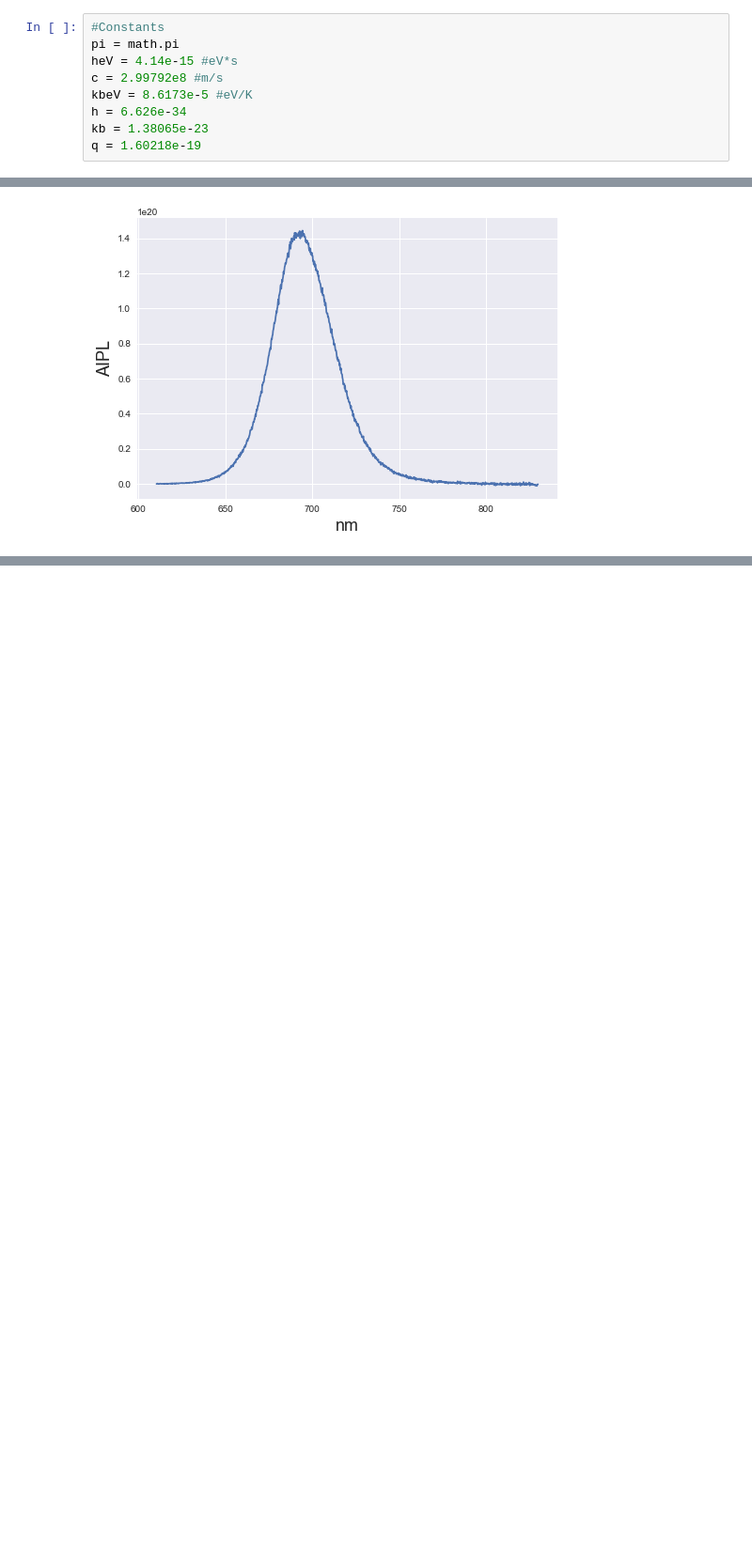
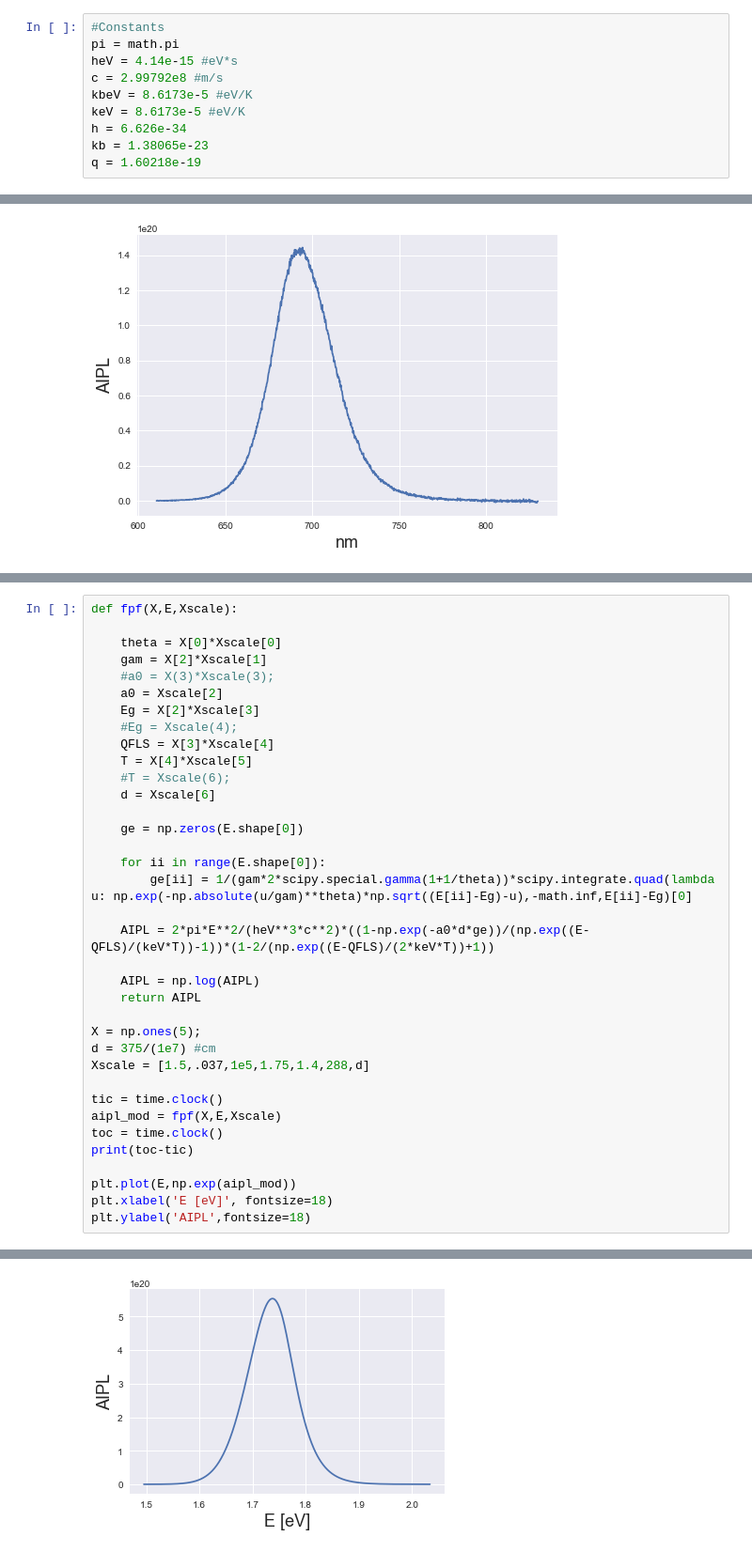
Before and after one commit to rstoddard24/PVtools, a Jupyter notebook: PVtools/PL/PVtools_dev.ipynb, the cells around one changed output, grey strips where cells are left out. Shown: that part at 94% size. Saved outputs shown, nothing was run; the diff lists cells and outputs as text; blank space fills up the shorter version.

```diff
--- a/PVtools/PL/PVtools_dev.ipynb
+++ b/PVtools/PL/PVtools_dev.ipynb
@@ -12,6 +14,7 @@ pi = math.pi
 heV = 4.14e-15 #eV*s
 c = 2.99792e8 #m/s
 kbeV = 8.6173e-5 #eV/K
+keV = 8.6173e-5 #eV/K
 h = 6.626e-34
 kb = 1.38065e-23
 q = 1.60218e-19
@@ -239,0 +330,37 @@ array([ 0.87429466,  0.87644725,  0.87752594,  0.87666765,  0.87229858,
+# %%
+def fpf(X,E,Xscale):
+
+    theta = X[0]*Xscale[0]
+    gam = X[2]*Xscale[1]
+    #a0 = X(3)*Xscale(3);
+    a0 = Xscale[2]
+    Eg = X[2]*Xscale[3]
+    #Eg = Xscale(4);
+    QFLS = X[3]*Xscale[4]
+    T = X[4]*Xscale[5]
+    #T = Xscale(6);
+    d = Xscale[6]
+
+    ge = np.zeros(E.shape[0])
+
+    for ii in range(E.shape[0]):
+        ge[ii] = 1/(gam*2*scipy.special.gamma(1+1/theta))*scipy.integrate.quad(lambda u: np.exp(-np.absolute(u/gam)**theta)*np.sqrt((E[ii]-Eg)-u),-math.inf,E[ii]-Eg)[0]
+
+    AIPL = 2*pi*E**2/(heV**3*c**2)*((1-np.exp(-a0*d*ge))/(np.exp((E-QFLS)/(keV*T))-1))*(1-2/(np.exp((E-QFLS)/(2*keV*T))+1))
+
+    AIPL = np.log(AIPL)
+    return AIPL
+
+X = np.ones(5);
+d = 375/(1e7) #cm
+Xscale = [1.5,.037,1e5,1.75,1.4,288,d]
+
+tic = time.clock()
+aipl_mod = fpf(X,E,Xscale)
+toc = time.clock()
+print(toc-tic)
+
+plt.plot(E,np.exp(aipl_mod))
+plt.xlabel('E [eV]', fontsize=18)
+plt.ylabel('AIPL',fontsize=18)
+# %% [output]
@@ -239,0 +369 @@ array([ 0.87429466,  0.87644725,  0.87752594,  0.87666765,  0.87229858,
+[figure, added]
```
Also changed, not shown: parts of 4 cells of this notebook, 2 other files.
